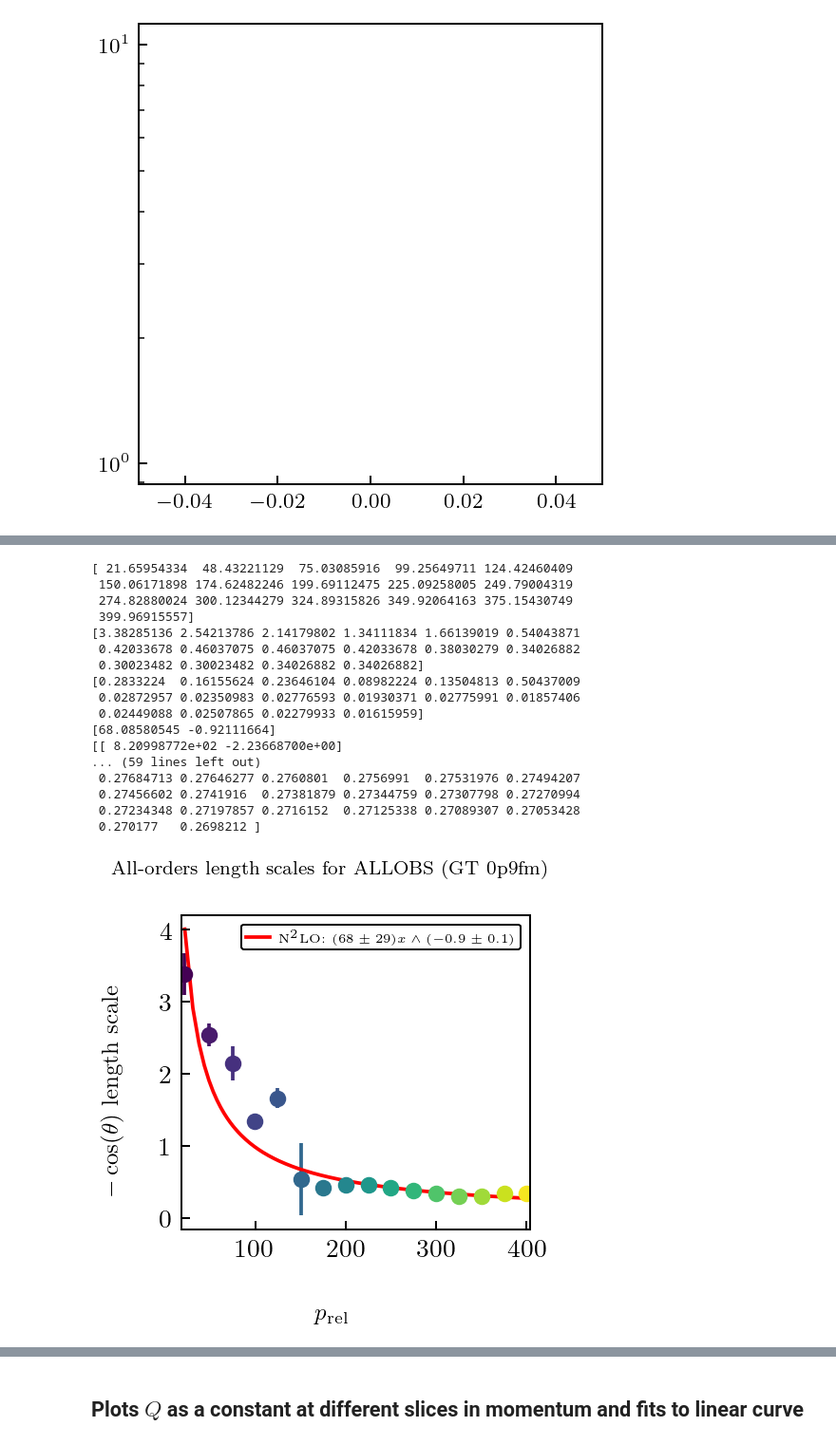
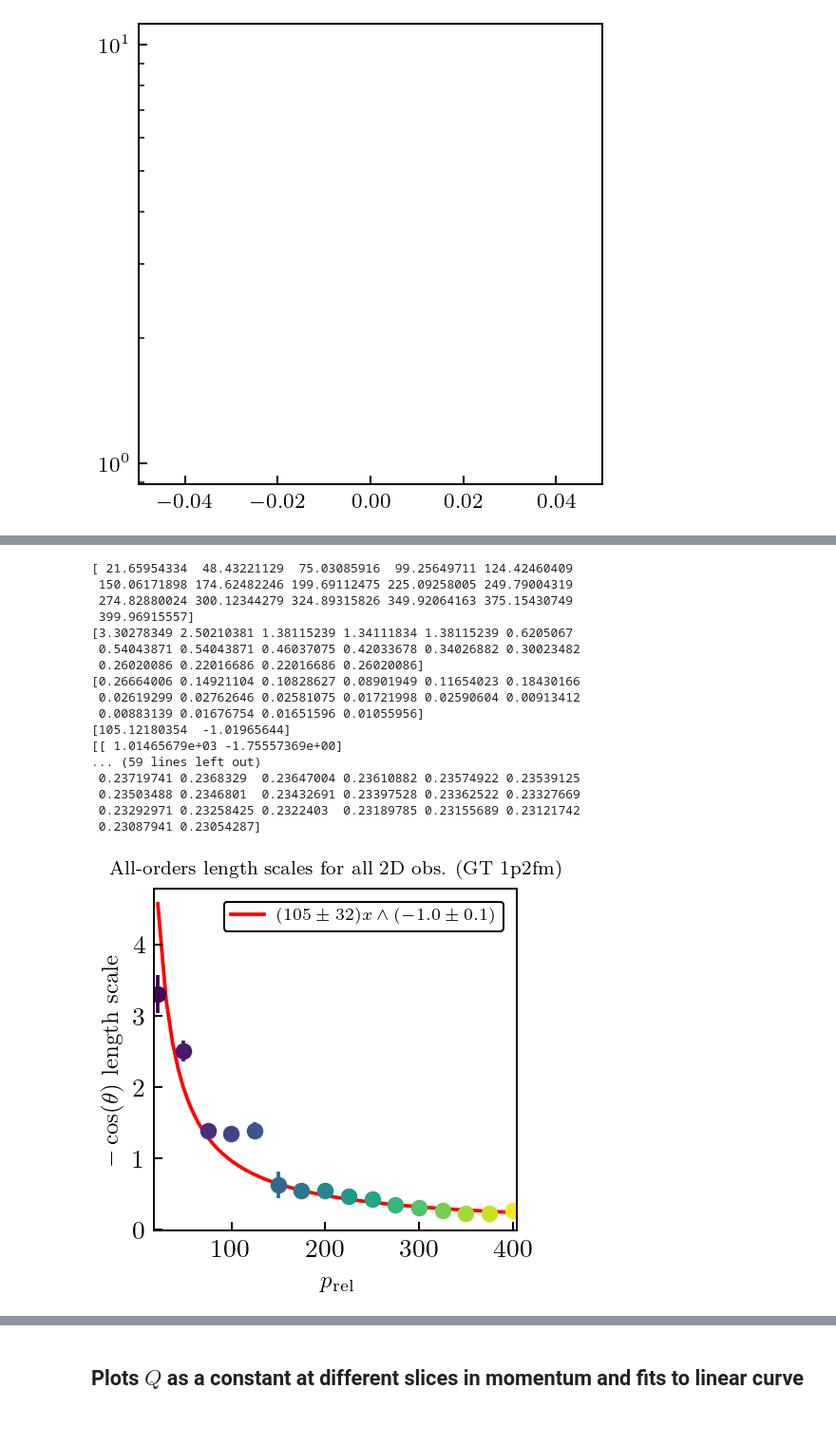
Before and after one commit to buqeye/modern_nn_potentials, a Jupyter notebook: notebooks/paper_figures_2.ipynb, the cells around one changed output, grey strips where cells are left out. Shown at 95% size. Saved outputs shown, nothing was run; the diff lists cells and outputs as text; code cells hidden in the pictures.

```diff
--- a/notebooks/paper_figures_2.ipynb
+++ b/notebooks/paper_figures_2.ipynb
@@ -441,5 +624,5 @@ fig_fit_sgt_ho.savefig('figures2/' + 'Lambdab_vs_meff_sgt_ho')
 #### Sets meshes and extracts coefficients from the data for a particular observable and potential
 # %%
 # sets the potential of interest
-ScaleScheme = GT0p9fm
+ScaleScheme = GT1p2fm
 # %%
@@ -1067,11 +1204,7 @@ magnitude = 0.821466215451604 +/- 0.07285020795404278
 # scaling = -6.645978360681249e-07 +/- inf
 # fractional offset = 0.7801262999327864 +/- inf
 # %%
-import ray
-import time
-
-start = time.time()
-
+# list of potentials for consideration
 ScaleSchemeQ_list = [ScaleScheme]
 
 # sets random variables for Bayesian statistical calculations
@@ -1106,11 +1239,11 @@ variables_array = np.array([LsDegVariable])
 # ALLOBS for angle input spaces
 # plot_obs_list = [[obs_data_name]]
 # obs_name_grouped_list = [obs_data_name]
-# obs_labels_grouped_list = [obs_data_name]
+# obs_labels_grouped_list = [obs_data_label]
 # mesh_cart_grouped_list = [[mesh_cart_tlabslice]]
 plot_obs_list = [["DSG", "D", "AXX", "AYY", "A", "AY"]]
 obs_name_grouped_list = ["ALLOBS"]
-obs_labels_grouped_list = [r'$\Pi$Obs.']
+obs_labels_grouped_list = ["all 2D obs."]
 mesh_cart_grouped_list = [[mesh_cart_tlabslice, mesh_cart_tlabslice, mesh_cart_tlabslice,
                           mesh_cart_tlabslice, mesh_cart_tlabslice, mesh_cart_tlabslice, ]]
 
@@ -1158,6 +1291,7 @@ def log_likelihood_new(gp_fitted,
 
                                               ) for pt in mesh_points]
 
+# accounts for nonstationarity in the length scale
 def scaling_fn(X,
                ls_array,
                ):
@@ -1176,6 +1310,7 @@ def scaling_fn(X,
 
 scaling_fn_kwargs={}
 
+# accounts for nonstationarity in the variance
 def cbar_fn(X,
                cbar_array = np.array([1]),
                ):
@@ -1401,16 +1454,15 @@ orders_names_dict = {6: r'N4LO+', 5: r'N4LO', 4: r'N3LO', 3: r'N2LO', 2: r'NLO'}
 # sets fitting functions
 def power(x, a, b):
     return a * x**b
-def exponent(x, a, b):
-    return a * np.exp(b * x)
 
 for ss_idx in range(len(ScaleSchemeQ_list)):
     # create figure with n_orders subplots
     fig_tlab_ls_all, axs_tlab_ls_all = plt.subplots(1, 1, sharex = True, sharey=True,
                                                     figsize=(2.8, 2.8))
-    fig_tlab_ls_all.supxlabel(t_lab_label, size = 10)
-    fig_tlab_ls_all.supylabel(degrees_label + ' length scale', size = 10)
-    fig_tlab_ls_all.suptitle('All-orders length scales for ' + obs_name_grouped_list[0] \
+
+    axs_tlab_ls_all.set_xlabel(t_lab_label, size = 10)
+    axs_tlab_ls_all.set_ylabel(degrees_label + ' length scale', size = 10)
+    axs_tlab_ls_all.set_title('All-orders length scales for ' + obs_labels_grouped_list[0] \
                 + " (" + ScaleScheme.potential_string +  " " + ScaleScheme.cutoff_string + ")"\
                 , size = 8)
     # axs_tlab_ls_all.semilogx()
@@ -1430,70 +1482,52 @@ for ss_idx in range(len(ScaleSchemeQ_list)):
                         c = mpl.cm.ScalarMappable(norm=norm_tlab, cmap=cmap_tlab).to_rgba(t),
                         fmt = 'o',
                        zorder = o_idx)
-        # fits the points to a line
-        print(t_lab_subset)
-        print(axs_tlab_ls_all_array)
-        print(axs_tlab_ls_all_stddev_array)
+
+        # fits the points to a power law
         popt, pcov = curve_fit(power, t_lab_subset,
                                             axs_tlab_ls_all_array,
                                             sigma = axs_tlab_ls_all_stddev_array,
-#                                 p0=[100., -1.]
                                              )
-        print(popt)
-        print(pcov)
 
         # plots the line of best fit
         axs_tlab_ls_all.plot(t_lab_input,
                     power(t_lab_input, popt[0], popt[1]),
                     color = "red",
-                   label = orders_labels_dict[len(ScaleSchemeQ_list[ss_idx].orders_full) - orders_ell + o_idx + 1] +
-#                     rf": $\Lambda_{{b}} = {popt[0]:3.0f}\,\mathrm{{MeV}}, m_{{\mathrm{{eff}}}} = {popt[1]:3.0f}\,\mathrm{{MeV}}$",
-                    rf": $({popt[0]:2.0f} \pm {np.sqrt(pcov[0, 0]):2.0f}) x \wedge ({popt[1]:1.1f} \pm {np.sqrt(pcov[1, 1]):1.1f})$",
+                    label = rf"$({popt[0]:2.0f} \pm {np.sqrt(pcov[0, 0]):2.0f}) x \wedge ({popt[1]:1.1f} \pm {np.sqrt(pcov[1, 1]):1.1f})$",
                     zorder = o_idx)
         # prints the best fit values
         print(orders_names_dict[len(ScaleSchemeQ_list[ss_idx].orders_full) - orders_ell + o_idx + 1] + ": magnitude = " + str(popt[0]) + " +/- " + str(np.sqrt(pcov[0, 0])))
         print(orders_names_dict[len(ScaleSchemeQ_list[ss_idx].orders_full) - orders_ell + o_idx + 1] + ": power = " + str(popt[1]) + " +/- " + str(np.sqrt(pcov[1, 1])) + "\n")
 
-#         for t in t_lab_subset:
-#             axs_tlab_ls_all.errorbar(t,
-#                         axs_tlab_ls_all_array[np.isin(t_lab_subset, t)] / power(t_lab_input, popt[0], popt[1])[np.isin(t_lab_input, t)],
-#                         yerr = axs_tlab_ls_all_stddev_array[np.isin(t_lab_subset, t)],
-#                         c = mpl.cm.ScalarMappable(norm=norm_tlab, cmap=cmap_tlab).to_rgba(t),
-#                         fmt = 'o',
-#                        zorder = o_idx)
-
-    # fig_fit.suptitle("MAP $Q$ values and lines of fit", fontsize = 20)
-#     axs_tlab_ls_all.set_xlabel("$p_{\mathrm{rel}}$ [MeV]", fontsize = 16)
     axs_tlab_ls_all.set_xlim(left = np.min(t_lab_subset) - 0.01 * (np.max(t_lab_subset) - np.min(t_lab_subset)),
                          right = np.max(t_lab_subset) + 0.01 * (np.max(t_lab_subset) - np.min(t_lab_subset)))
-#     axs_tlab_ls_all.set_ylabel(r"$\ell_{\theta}$", fontsize = 16)
-    axs_tlab_ls_all.legend(fontsize = 5, loc = 'upper right')
+    axs_tlab_ls_all.legend(fontsize = 7, loc = 'upper right')
     plt.xticks(fontsize=11)
     plt.yticks(fontsize=11)
     fig_tlab_ls_all.tight_layout()
 
+    # saves figure
     fig_tlab_ls_all.savefig('figures2/' + 'ls' + '_' + 'tlab_slices' + '_' + 'allorders' + '_' +
                     ScaleScheme.potential_string + ScaleScheme.cutoff_string + '_' +
                     obs_name_grouped_list[0] + '_Q' + Q_type + '_' + p_type + '_' + t_lab_name + '_' +
                     degrees_name)
-print(power(t_lab_input, popt[0], popt[1]))
 # %% [output]
 [ 21.65954334  48.43221129  75.03085916  99.25649711 124.42460409
  150.06171898 174.62482246 199.69112475 225.09258005 249.79004319
  274.82880024 300.12344279 324.89315826 349.92064163 375.15430749
  399.96915557]
-[3.38285136 2.54213786 2.14179802 1.34111834 1.66139019 0.54043871
- 0.42033678 0.46037075 0.46037075 0.42033678 0.38030279 0.34026882
- 0.30023482 0.30023482 0.34026882 0.34026882]
-[0.2833224  0.16155624 0.23646104 0.08982224 0.13504813 0.50437009
- 0.02872957 0.02350983 0.02776593 0.01930371 0.02775991 0.01857406
- 0.02449088 0.02507865 0.02279933 0.01615959]
-[68.08580545 -0.92111664]
-[[ 8.20998772e+02 -2.23668700e+00]
+[3.30278349 2.50210381 1.38115239 1.34111834 1.38115239 0.6205067
+ 0.54043871 0.54043871 0.46037075 0.42033678 0.34026882 0.30023482
+ 0.26020086 0.22016686 0.22016686 0.26020086]
+[0.26664006 0.14921104 0.10828627 0.08901949 0.11654023 0.18430166
+ 0.02619299 0.02762646 0.02581075 0.01721998 0.02590604 0.00913412
+ 0.00883139 0.01676754 0.01651596 0.01055956]
+[105.12180354  -1.01965644]
+[[ 1.01465679e+03 -1.75557369e+00]
 ... (59 lines left out)
- 0.27684713 0.27646277 0.2760801  0.2756991  0.27531976 0.27494207
- 0.27456602 0.2741916  0.27381879 0.27344759 0.27307798 0.27270994
- 0.27234348 0.27197857 0.2716152  0.27125338 0.27089307 0.27053428
- 0.270177   0.2698212 ]
+ 0.23719741 0.2368329  0.23647004 0.23610882 0.23574922 0.23539125
+ 0.23503488 0.2346801  0.23432691 0.23397528 0.23362522 0.23327669
+ 0.23292971 0.23258425 0.2322403  0.23189785 0.23155689 0.23121742
+ 0.23087941 0.23054287]
-[figure, old version]
+[figure, new version]
 # %% [markdown]
```
Also changed, not shown: parts of 42 cells of this notebook, 28 other files.
